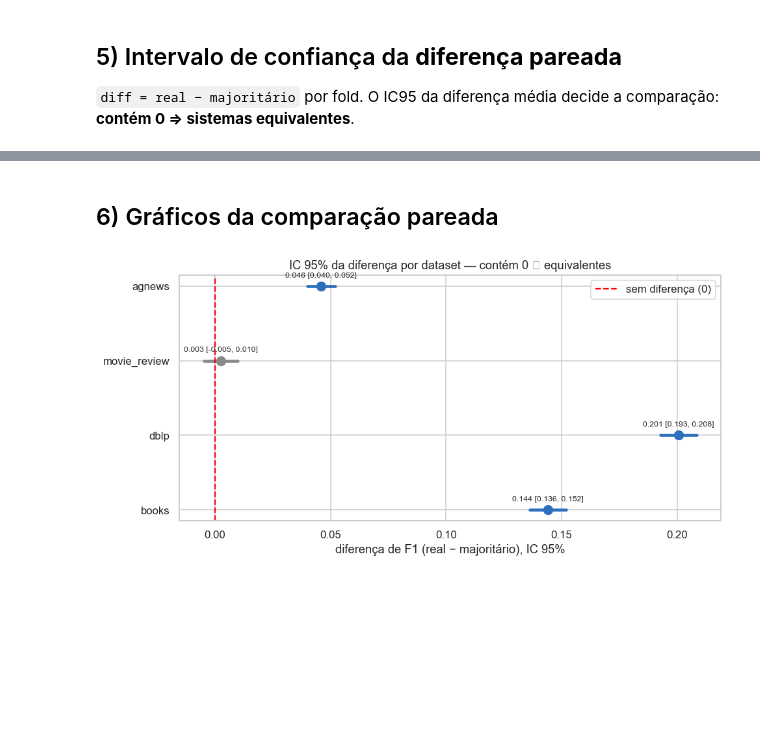
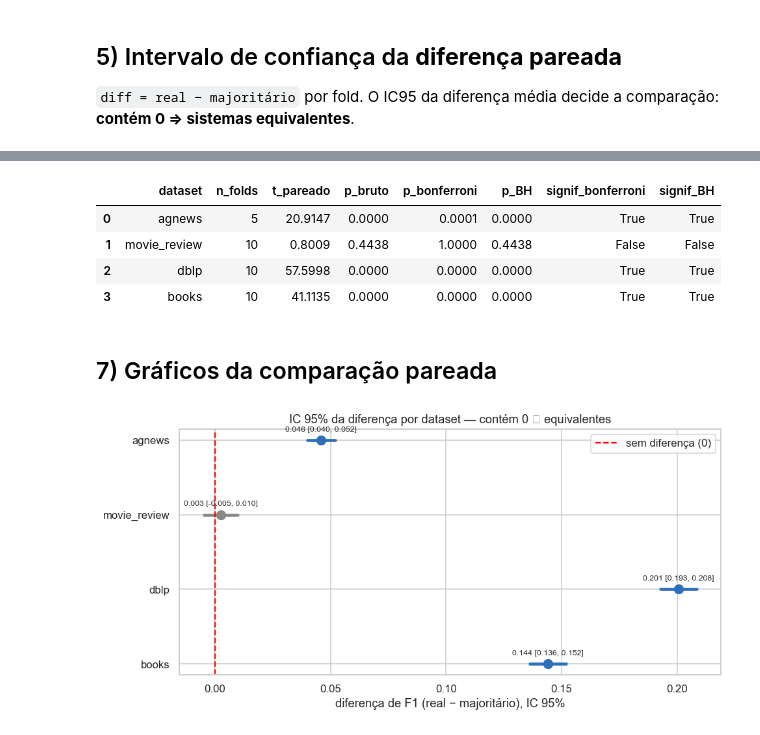
Before and after one commit to Ktzani/llm-annotation, a Jupyter notebook: src/notebooks/mq/comparacao_sistemas_finetuning.ipynb, the cells around one changed output, grey strips where cells are left out. Saved outputs shown, nothing was run; the diff lists cells and outputs as text; code cells hidden in the pictures; blank space fills up the shorter version.

```diff
--- a/src/notebooks/mq/comparacao_sistemas_finetuning.ipynb
+++ b/src/notebooks/mq/comparacao_sistemas_finetuning.ipynb
@@ -224,5 +234,26 @@ ic_diff
+# %%
+from statsmodels.stats.multitest import multipletests
+
+rows = []
+for ds in DATASETS:
+    sub = df_pairs[df_pairs["dataset"] == ds]
+    t, p = stats.ttest_rel(sub["f1_real"], sub["f1_majoritario"])
+    rows.append({"dataset": ds, "n_folds": len(sub), "t_pareado": t, "p_bruto": p})
+
+mult = pd.DataFrame(rows)
+mult["p_bonferroni"] = multipletests(mult["p_bruto"], alpha=0.05, method="bonferroni")[1]
+mult["p_BH"] = multipletests(mult["p_bruto"], alpha=0.05, method="fdr_bh")[1]
+mult["signif_bonferroni"] = mult["p_bonferroni"] < 0.05
+mult["signif_BH"] = mult["p_BH"] < 0.05
+display(mult)
+# %% [output]
+|  | dataset | n_folds | t_pareado | p_bruto | p_bonferroni | p_BH | signif_bonferroni | signif_BH |
+| 0 | agnews | 5 | 20.9147 | 0.0000 | 0.0001 | 0.0000 | True | True |
+| 1 | movie_review | 10 | 0.8009 | 0.4438 | 1.0000 | 0.4438 | False | False |
+| 2 | dblp | 10 | 57.5998 | 0.0000 | 0.0000 | 0.0000 | True | True |
+| 3 | books | 10 | 41.1135 | 0.0000 | 0.0000 | 0.0000 | True | True |
 # %% [markdown]
-## 6) Gráficos da comparação pareada
+## 7) Gráficos da comparação pareada
 # %%
 # Forest plot: IC95 da diferença (real - majoritário) por dataset
 fig, ax = plt.subplots(figsize=(9, 4.5))
```
Also changed, not shown: parts of 5 cells of this notebook, 1 other file.
